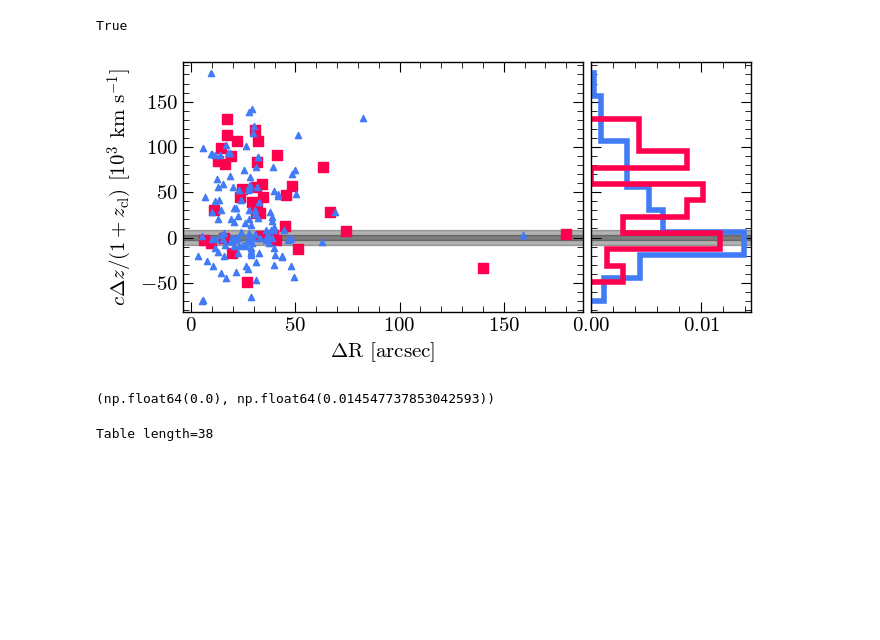
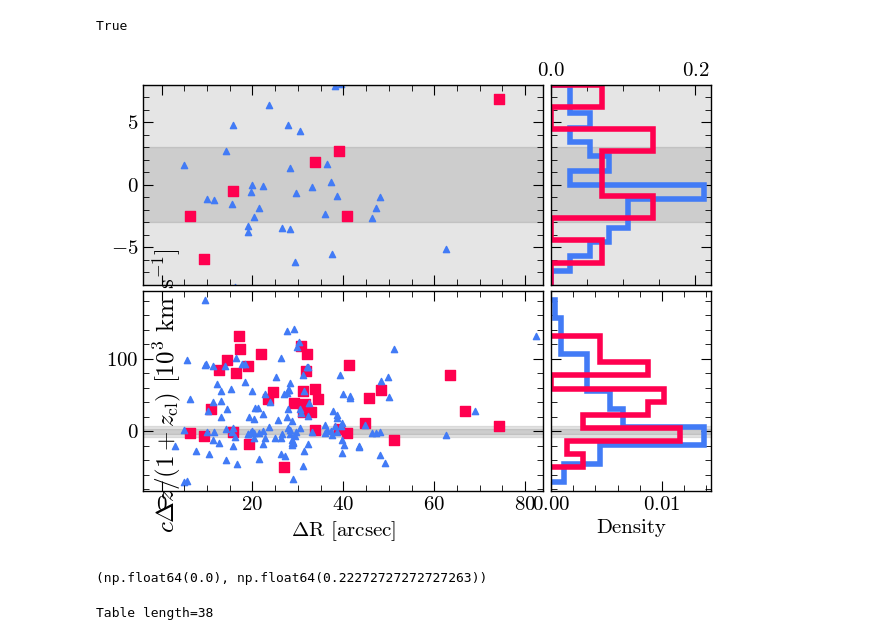
Before and after one commit to 0hardytom/eelgs, a Jupyter notebook: notebooks/epiph/week5/analysiswk5.ipynb, the cells around one changed output. Saved outputs shown, nothing was run; the diff lists cells and outputs as text; code cells hidden in the pictures; blank space fills up the shorter version.

```diff
--- a/notebooks/epiph/week5/analysiswk5.ipynb
+++ b/notebooks/epiph/week5/analysiswk5.ipynb
@@ -75,44 +75,73 @@ elgs = tab[~eelgmask]
 recv = getrecc(selection['z'])
 clusv = getrecc(selection['zcluster'])
 diff = (recv-clusv)/1e6
 metric = (speedoflight.value*(selection['z']-selection['zcluster']))/(1+selection['zcluster'])/1e6
 
 # ### whole ELG population ###
 recv_all = getrecc(elgs['z'])
 clusv_all = getrecc(elgs['zcluster'])
 diff_all = (recv_all-clusv_all)/1e6
 metric_all = (speedoflight.value*(elgs['z']-elgs['zcluster']))/(1+elgs['zcluster'])/1e6
 
-# #### PLOTS #####
-fig, ax = pf.create_plot((4,2.5))
+#### PLOTS #####
+fig, ax = pf.create_plot((4,2))
 ax2 = fig.add_axes((1.02,0,0.4,1), sharey=ax)
 plt.setp(ax2.get_yticklabels(), visible=False)
 
 ax.scatter(selection['angdisp'],metric, c='#ff004f', marker='s', s=50)
 ax.scatter(elgs['angdisp'],metric_all, c='#427bf6', marker='^', s=20)
 
 ax2.hist(metric_all, orientation='horizontal', histtype='step', color="#427bf6", density=True, lw=4)
 ax2.hist(metric, orientation='horizontal', histtype='step', color='#ff004f', density=True, lw=4)
 
-ax.set_xlim(-4,188)
+ax.set_xlim(-4,84)
 ax.set_ylim(-82, 194)
 
 ax2.set_xlim(0,0.0145)
 
 for i in [3,8]:
     for a in [ax,ax2]:
-        a.fill_between([-100,200],-i,i,alpha=0.3, color='k', zorder=-10)
+        a.fill_between([-100,200],-i,i,alpha=0.1, color='k', zorder=-10)
 
 ax.set_xlabel(r'$\Delta$R [arcsec]')
-ax.set_ylabel(r'$c\Delta z / (1+z_{\mathrm{cl}})$ [$10^3$ km s$^{-1}$]')
-pf.fix_plot([ax,ax2])
+# ax.set_ylabel(r'$c\Delta z / (1+z_{\mathrm{cl}})$ [$10^3$ km s$^{-1}$]')
+ax2.set_xlabel('Density')
+
+fig.supylabel(r'$c\Delta z / (1+z_{\mathrm{cl}})$ [$10^3$ km s$^{-1}$]', bbox_to)
+### Second Plot ###
+
+ax3 = fig.add_axes((0,1.03,1,1), sharex=ax)
+plt.setp(ax3.get_xticklabels(), visible=False)
+ax4 = fig.add_axes((1.02,1.03,0.4,1), sharey=ax3)
+plt.setp(ax4.get_xticklabels(), visible=False)
+plt.setp(ax4.get_yticklabels(), visible=False)
+
+ax3.scatter(selection['angdisp'],metric, c='#ff004f', marker='s', s=50)
+ax3.scatter(elgs['angdisp'],metric_all, c='#427bf6', marker='^', s=20)
+
+ax4.hist(metric_all, orientation='horizontal', histtype='step', color="#427bf6", density=True, lw=4, bins=np.linspace(-8,8,15))
+ax4.hist(metric, orientation='horizontal', histtype='step', color='#ff004f', density=True, lw=4,bins=np.linspace(-8,8,10))
+
+ax3.set_ylim(-8,8)
+# ax3.set_ylim(-82, 194)
+
+ax4.set_xlim(0,0.222)
+
+for i in [3,8]:
+    for a in [ax3,ax4]:
+        pass
+        a.fill_between([-100,200],-i,i,alpha=0.1, color='k', zorder=-10)
+
+ax4.tick_params(labelbottom=False,labeltop=True)
+
+pf.fix_plot([ax,ax2,ax3,ax4])
 # %% [output]
 True
-[figure, old version]
+[figure, new version]
 # %%
-ax2.get_xlim()
+ax4.get_xlim()
 # %% [output]
-(np.float64(0.0), np.float64(0.014547737853042593))
+(np.float64(0.0), np.float64(0.22272727272727263))
 # %%
 selection
 # %% [output]
```
